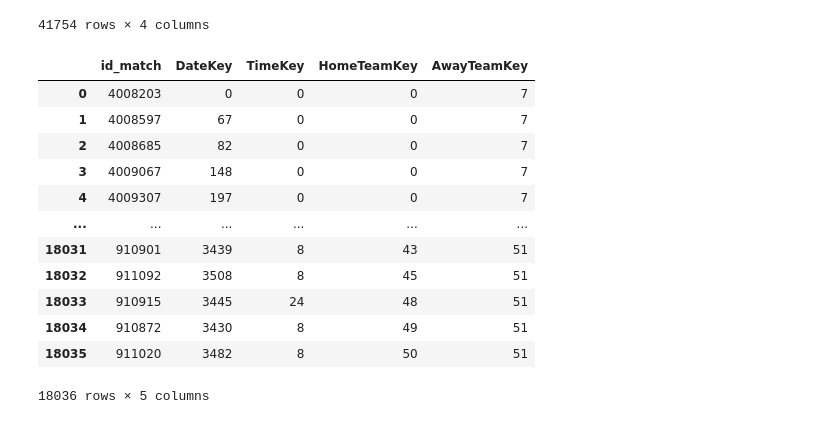
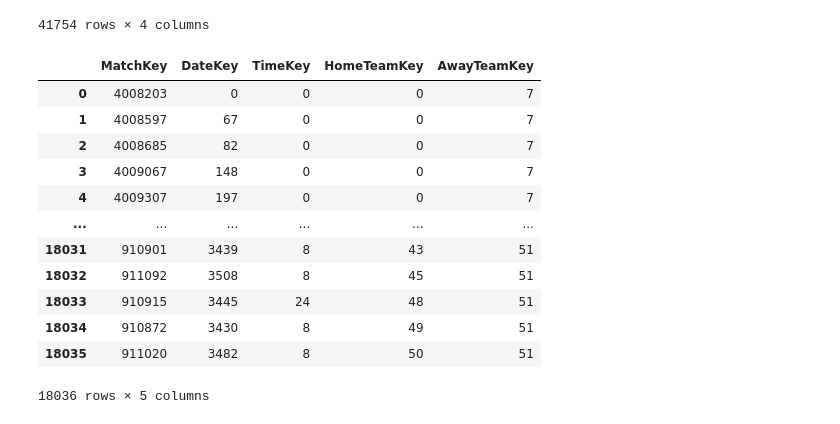
Before and after one commit to RobbeVDK/DEP1-2023-2024-groep04, a Jupyter notebook: bulk_insert_data.ipynb, the cells around one changed output. Drawn from its saved outputs; the diff is of its cells as text; code cells hidden in the pictures.

```diff
--- a/bulk_insert_data.ipynb
+++ b/bulk_insert_data.ipynb
@@ -113,0 +126,14 @@ dim_time_df
+# %%
+import pandas as pd
+
+dim_time_df = pd.DataFrame()
+
+for j in range(0, 24):
+    for i in range(0, 60):
+        new_time = pd.DataFrame({'Hour': [j], 'Minute': [i]})
+        dim_time_df = pd.concat([dim_time_df, new_time])
+
+dim_time_df.reset_index(drop=True, inplace=True)
+dim_time_df['TimeKey'] = dim_time_df['Hour'] * 100 + dim_time_df['Minute']
+
+dim_time_df
@@ -170,32 +210,32 @@ dim_goal_df
 # %%
 fact_table_match = pd.DataFrame()
 fact_table_match = wedstrijden_df
 fact_table_match['datum'] = pd.to_datetime(fact_table_match['datum'])
 fact_table_match = fact_table_match.merge(dim_date_df,left_on='datum',right_on='FullDate')
 
 dim_time_df['Time'] = dim_time_df['Hour'].astype(str).str.zfill(2) + ':' + dim_time_df['Minute'].astype(str).str.zfill(2)
 fact_table_match = fact_table_match.merge(dim_time_df,left_on='tijd',right_on='Time')
 dim_time_df.drop(columns='Time')
 
 fact_table_match = fact_table_match.merge(dim_team_df,left_on='thuisploeg_stamnummer',right_on='StamNumber')
 fact_table_match = fact_table_match.rename(columns={'TeamKey':'HomeTeamKey'})
 fact_table_match = fact_table_match.drop(columns=['TeamName','StamNumber'])
 
 fact_table_match = fact_table_match.merge(dim_team_df,left_on='uitploeg_stamnummer',right_on='StamNumber')
 fact_table_match = fact_table_match.rename(columns={'TeamKey':'AwayTeamKey'})
 fact_table_match = fact_table_match.drop(columns=['TeamName','StamNumber'])
 
 
 fact_table_match = fact_table_match.drop(columns=['datum','thuisploeg','uitploeg','FullDate','Hour','Minute','Time','tijd','thuisploeg_stamnummer','uitploeg_stamnummer','doelpunten_thuisploeg','doelpunten_uitploeg','seizoen','speeldag','Season','PlayDay'])
 
-fact_table_match.rename(columns={'id_match':'MatchKey'})
+fact_table_match = fact_table_match.rename(columns={'id_match':'MatchKey'})
 
 dim_goal_df = dim_goal_df.drop_duplicates()
 dim_goal_df = dim_goal_df.reset_index(drop=True)
 
 fact_table_match
 # %% [output]
-|  | id_match | DateKey | TimeKey | HomeTeamKey | AwayTeamKey |
+|  | MatchKey | DateKey | TimeKey | HomeTeamKey | AwayTeamKey |
 | 0 | 4008203 | 0 | 0 | 0 | 7 |
 | 1 | 4008597 | 67 | 0 | 0 | 7 |
 | 2 | 4008685 | 82 | 0 | 0 | 7 |
```
Also changed, not shown: parts of 4 cells of this notebook.
